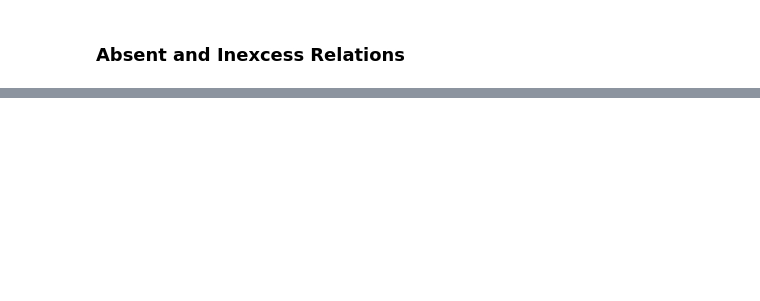
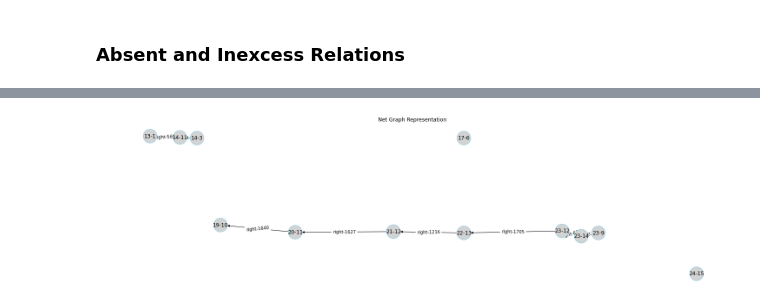
Before and after one commit to aleqrt/mask-rcnn-api, a Jupyter notebook: utils/GraphPlotting.ipynb, the cells around one changed output, grey strips where cells are left out. Cells and saved outputs as stored; diff of their text form; code cells hidden in the pictures; blank space fills up the shorter version.

```diff
--- a/utils/GraphPlotting.ipynb
+++ b/utils/GraphPlotting.ipynb
@@ -167,0 +253,31 @@ Relazioni in eccesso:
+# %%
+netGraph = nx.DiGraph()
+pos={}
+color_map = []
+edgecolors = []
+for x in net:
+    cx,cy=getCenter(x[2:4],x[4:6])
+    t1 = mapping[x[1]] if x[1] in mapping else x[1]
+    node = f"{x[0]}-{t1}"
+    netGraph.add_node(node)
+    pos[node] = [cx,cy]
+    color_map.append("lightgray")
+
+for x in relNet:
+    c1 = info_nodes[("net",x[0])][0]
+    c2 = info_nodes[("net",x[1])][0]
+    t1 = mapping[x[0]] if x[0] in mapping else x[0]
+    t2 = mapping[x[1]] if x[1] in mapping else x[1]
+    netGraph.add_edge(f"{c1}-{t1}",f"{c2}-{t2}",label=f"{x[3]}-{x[2]}")
+
+fig = plt.figure(figsize=(20,5))
+
+nx.draw(netGraph,pos,with_labels=True,node_size=1000,edgecolors="skyblue",node_color=color_map)
+nx.draw_networkx_edge_labels(netGraph,pos,edge_labels=nx.get_edge_attributes(netGraph,'label'))
+
+plt.title("Net Graph Representation")
+ax = plt.gca()
+ax.invert_yaxis()
+plt.show()
+# %% [output]
+[figure, added]
```
Also changed, not shown: parts of 22 cells of this notebook, 16 other files.
